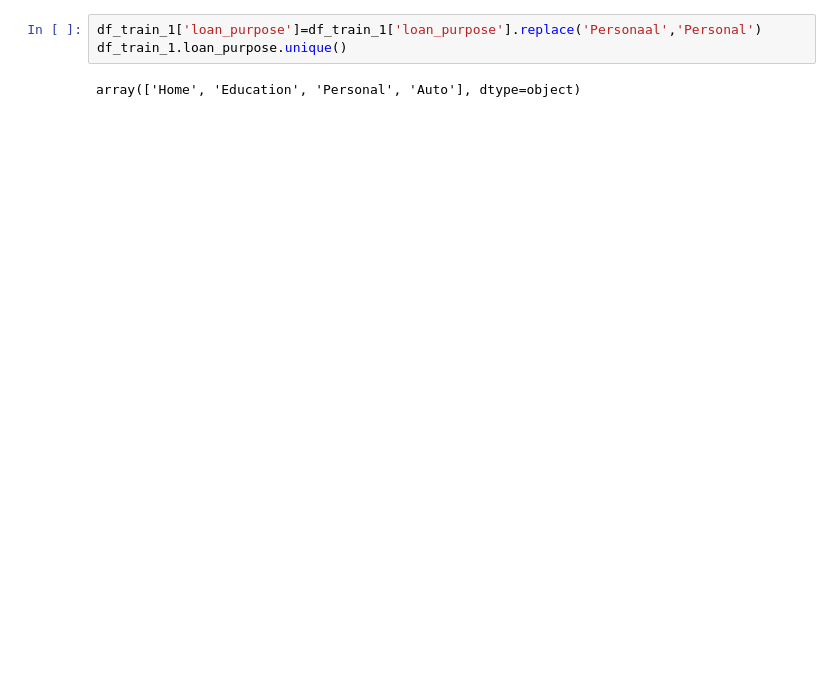
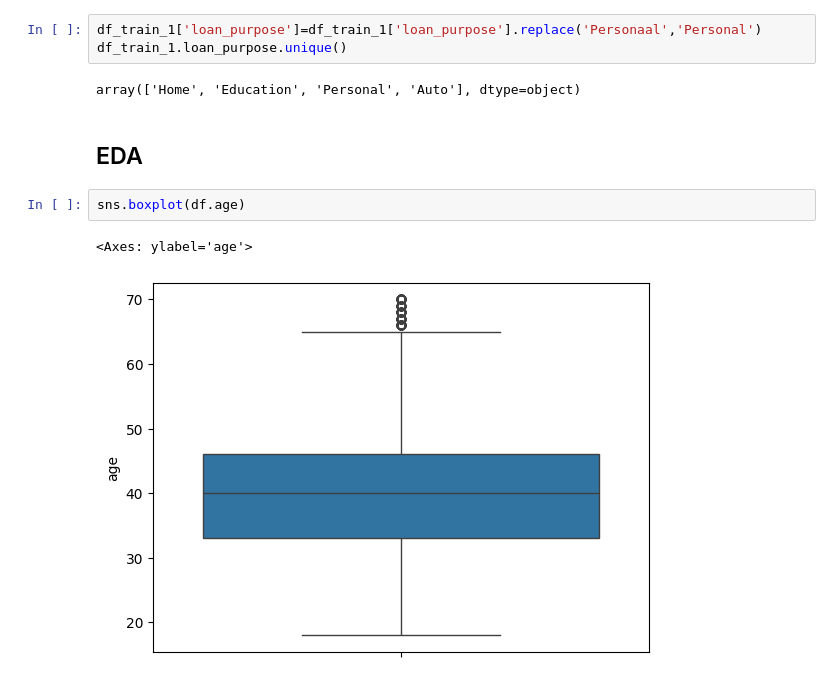
Before and after one commit to ayush-singhgit/Credit_risk_score, a Jupyter notebook: DataSet_processing.ipynb, the cells around one changed output. Cells and saved outputs as stored; diff of their text form; blank space fills up the shorter version.

```diff
--- a/DataSet_processing.ipynb
+++ b/DataSet_processing.ipynb
@@ -565,3 +589,10 @@ df_train_1['loan_purpose']=df_train_1['loan_purpose'].replace('Personaal','Perso
 df_train_1.loan_purpose.unique()
 # %% [output]
 array(['Home', 'Education', 'Personal', 'Auto'], dtype=object)
+# %% [markdown]
+## EDA
+# %%
+sns.boxplot(df.age)
+# %% [output]
+<Axes: ylabel='age'>
+[figure, added]
```
Also changed, not shown: parts of 19 cells of this notebook.
